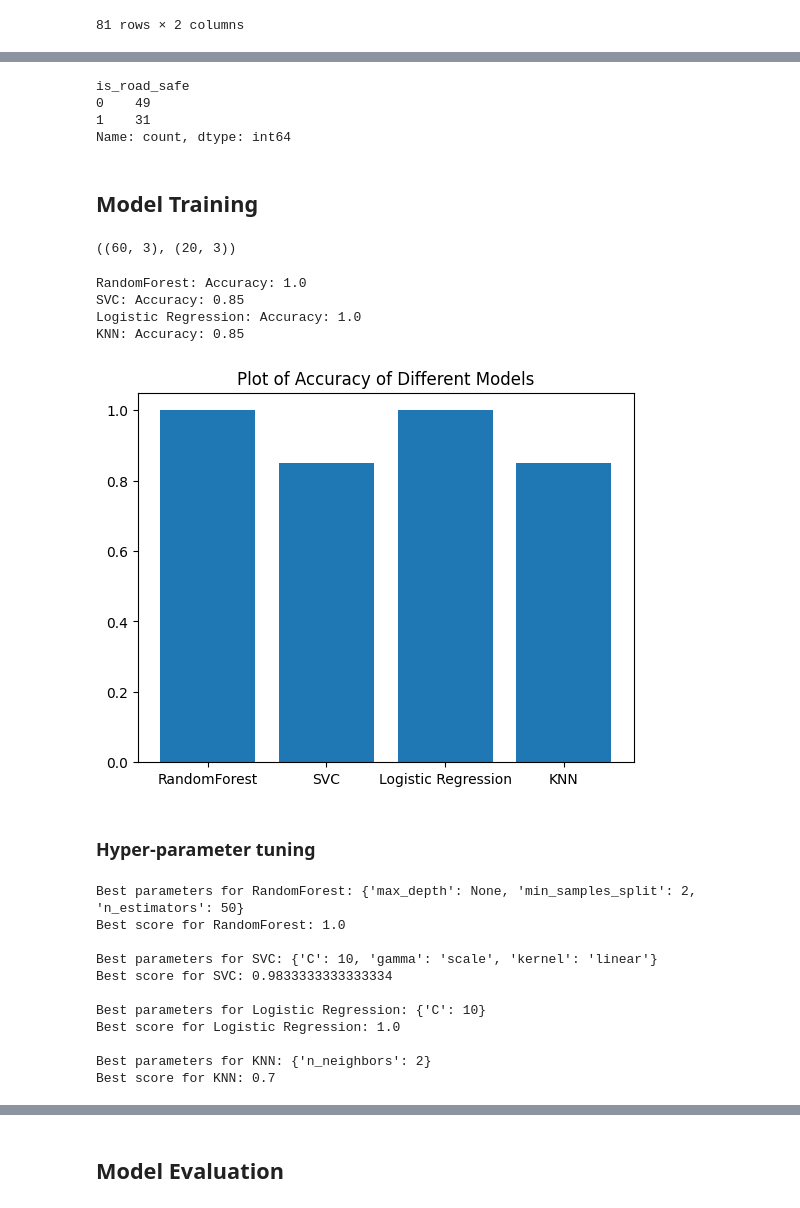
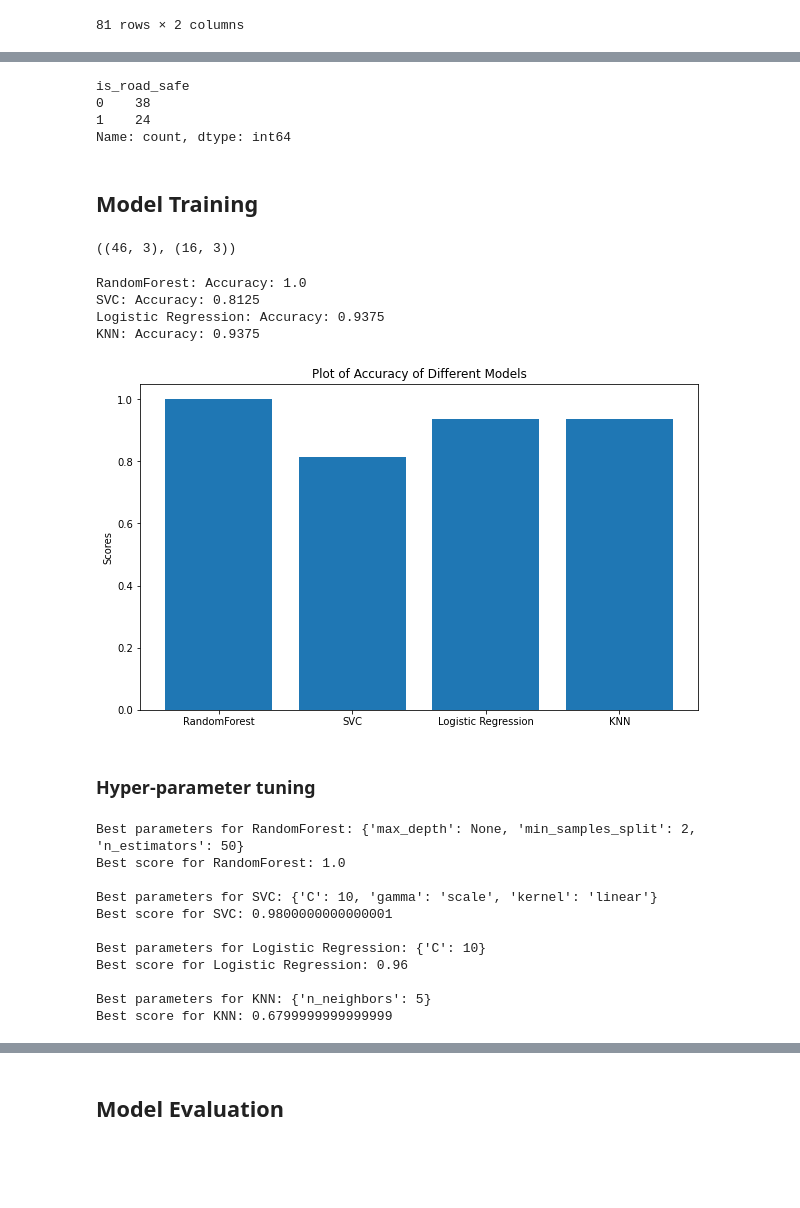
Before and after one commit to Antu4n/Knowledge-based-System, a Jupyter notebook: main.ipynb, the cells around one changed output, grey strips where cells are left out. Drawn from its saved outputs; the diff is of its cells as text; code cells hidden in the pictures; blank space fills up the shorter version.

```diff
--- a/main.ipynb
+++ b/main.ipynb
@@ -267,6 +255,6 @@ Label Encoding Mapping: {'Bomet   Sotik highway': 0, 'Eldoret Webuye Highway': 1
 # %%
 # add a column to serve as the target variable
-traffic_df2["is_road_safe"] = traffic_df2.apply(lambda row: 1 if (row["Total people confirmed dead"] <= 1 ) else 0, axis =1)#1 road is safe 0 unsafe
+traffic_df2["is_road_safe"] = traffic_df2.apply(lambda row: 1 if (row["Total people confirmed dead"] <= 2 ) else 0, axis =1)#1 road is safe 0 unsafe
 traffic_df2["is_road_safe"].value_counts()
 traffic_df2
 # %% [output]
@@ -287,8 +275,8 @@ traffic_df2
 traffic_df2["is_road_safe"].value_counts()
 # %% [output]
 is_road_safe
-0    49
-1    31
+0    38
+1    24
 Name: count, dtype: int64
 # %% [markdown]
 ## Model Training
@@ -307,7 +295,7 @@ X_train_scaled = scaler.fit_transform(X_train)
 X_test_scaled = scaler.transform(X_test)
 X_train_scaled.shape, X_test_scaled.shape
 # %% [output]
-((60, 3), (20, 3))
+((46, 3), (16, 3))
 # %%
 from sklearn.ensemble import RandomForestClassifier
 from sklearn.svm import SVC
@@ -329,17 +317,19 @@ for name, model in models.items():
     print(f"{name}: Accuracy: {accuracy}")
 # %% [output]
 RandomForest: Accuracy: 1.0
-SVC: Accuracy: 0.85
-Logistic Regression: Accuracy: 1.0
-KNN: Accuracy: 0.85
+SVC: Accuracy: 0.8125
+Logistic Regression: Accuracy: 0.9375
+KNN: Accuracy: 0.9375
 # %%
 #plot the results
 import matplotlib.pyplot as plt
+plt.figure(figsize =(10,6))
 plt.bar(scores.keys(),list(scores.values()))
 plt.title("Plot of Accuracy of Different Models")
+plt.ylabel("Scores")
 plt.show()
 # %% [output]
-[figure, old version]
+[figure, new version]
 # %% [markdown]
 ### Hyper-parameter tuning
 # %%
@@ -381,12 +371,12 @@ Best parameters for RandomForest: {'max_depth': None, 'min_samples_split': 2, 'n
 Best score for RandomForest: 1.0
 
 Best parameters for SVC: {'C': 10, 'gamma': 'scale', 'kernel': 'linear'}
-Best score for SVC: 0.9833333333333334
+Best score for SVC: 0.9800000000000001
 
 Best parameters for Logistic Regression: {'C': 10}
-Best score for Logistic Regression: 1.0
+Best score for Logistic Regression: 0.96
 
-Best parameters for KNN: {'n_neighbors': 2}
-Best score for KNN: 0.7
+Best parameters for KNN: {'n_neighbors': 5}
+Best score for KNN: 0.6799999999999999
 # %%
 #plot the results
```
Also changed, not shown: parts of 9 cells of this notebook.
